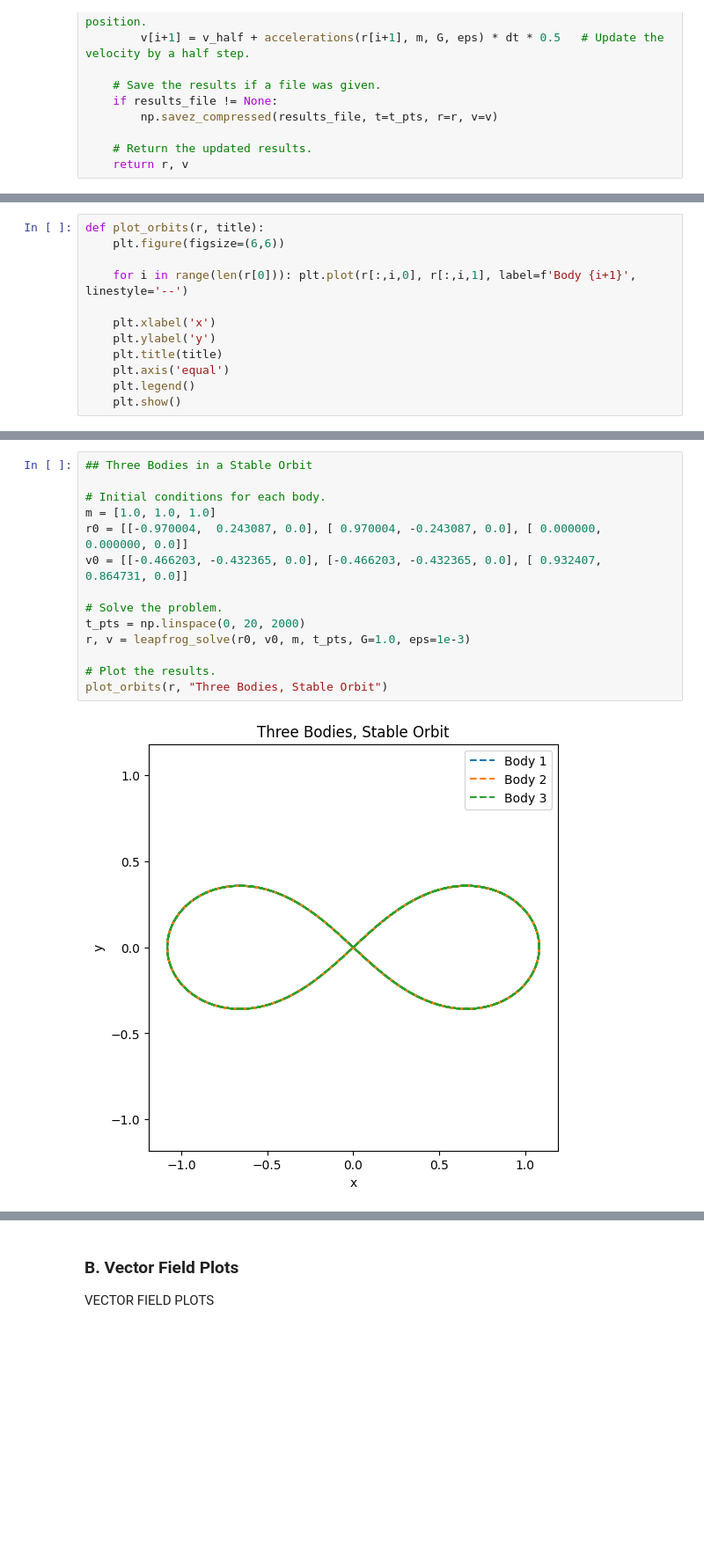
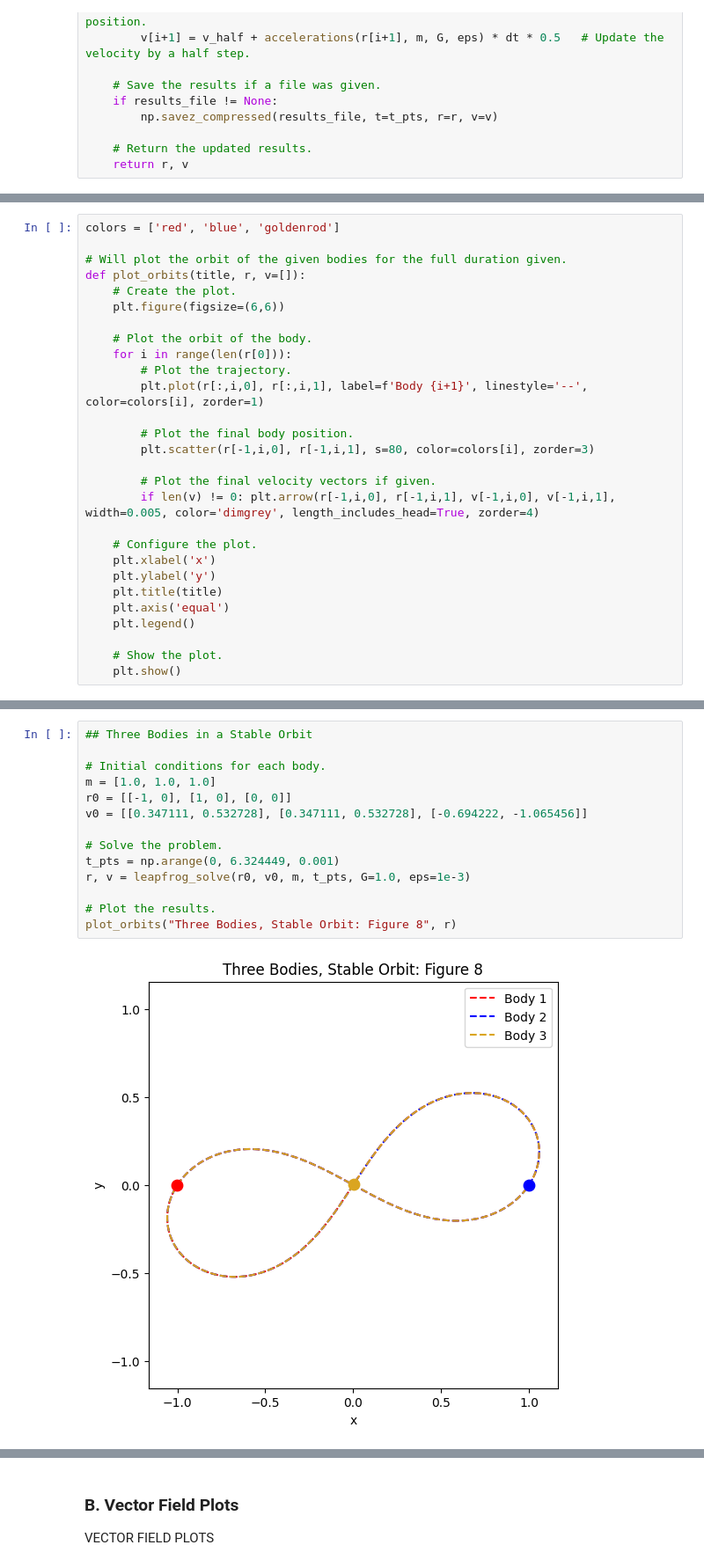
Before and after one commit to Xander-Carroll/PHYSICS5300-NBody-Final, a Jupyter notebook: FinalProject.ipynb, the cells around one changed output, grey strips where cells are left out. Shown: that part at 88% size. Cells and saved outputs as stored; diff of their text form; blank space fills up the shorter version.

```diff
--- a/FinalProject.ipynb
+++ b/FinalProject.ipynb
@@ -201,14 +238,30 @@ We can plot the orbits for many different two dimensional casses. Consider these
 # %%
-def plot_orbits(r, title):
+colors = ['red', 'blue', 'goldenrod']
+
+# Will plot the orbit of the given bodies for the full duration given.
+def plot_orbits(title, r, v=[]):
+    # Create the plot.
     plt.figure(figsize=(6,6))
 
-    for i in range(len(r[0])): plt.plot(r[:,i,0], r[:,i,1], label=f'Body {i+1}', linestyle='--')
+    # Plot the orbit of the body.
+    for i in range(len(r[0])):
+        # Plot the trajectory.
+        plt.plot(r[:,i,0], r[:,i,1], label=f'Body {i+1}', linestyle='--', color=colors[i], zorder=1)
 
+        # Plot the final body position.
+        plt.scatter(r[-1,i,0], r[-1,i,1], s=80, color=colors[i], zorder=3)
+
+        # Plot the final velocity vectors if given.
+        if len(v) != 0: plt.arrow(r[-1,i,0], r[-1,i,1], v[-1,i,0], v[-1,i,1], width=0.005, color='dimgrey', length_includes_head=True, zorder=4)
+
+    # Configure the plot.
     plt.xlabel('x')
     plt.ylabel('y')
     plt.title(title)
     plt.axis('equal')
     plt.legend()
+
+    # Show the plot.
     plt.show()
 # %%
 ## Two Bodies in a circle.
@@ -229,16 +282,16 @@ plot_orbits(r, "Three Bodies, Stable Orbit")
 # %%
 ## Three Bodies in a Stable Orbit
 
 # Initial conditions for each body.
 m = [1.0, 1.0, 1.0]
-r0 = [[-0.970004,  0.243087, 0.0], [ 0.970004, -0.243087, 0.0], [ 0.000000,  0.000000, 0.0]]
-v0 = [[-0.466203, -0.432365, 0.0], [-0.466203, -0.432365, 0.0], [ 0.932407,  0.864731, 0.0]]
+r0 = [[-1, 0], [1, 0], [0, 0]]
+v0 = [[0.347111, 0.532728], [0.347111, 0.532728], [-0.694222, -1.065456]]
 
 # Solve the problem.
-t_pts = np.linspace(0, 20, 2000)
+t_pts = np.arange(0, 6.324449, 0.001)
 r, v = leapfrog_solve(r0, v0, m, t_pts, G=1.0, eps=1e-3)
 
 # Plot the results.
-plot_orbits(r, "Three Bodies, Stable Orbit")
+plot_orbits("Three Bodies, Stable Orbit: Figure 8", r)
 # %% [output]
-[figure, old version]
+[figure, new version]
```
Also changed, not shown: parts of 13 cells of this notebook.
